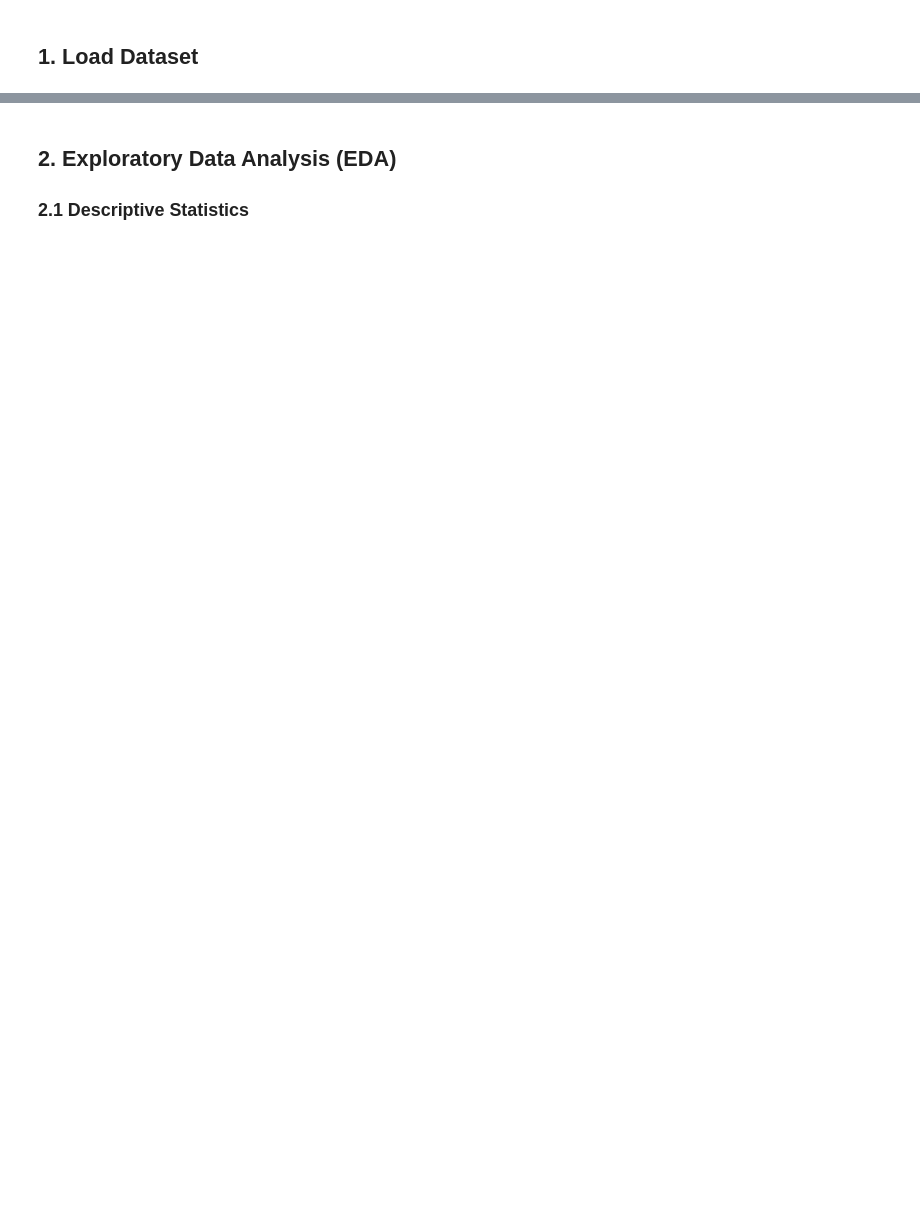
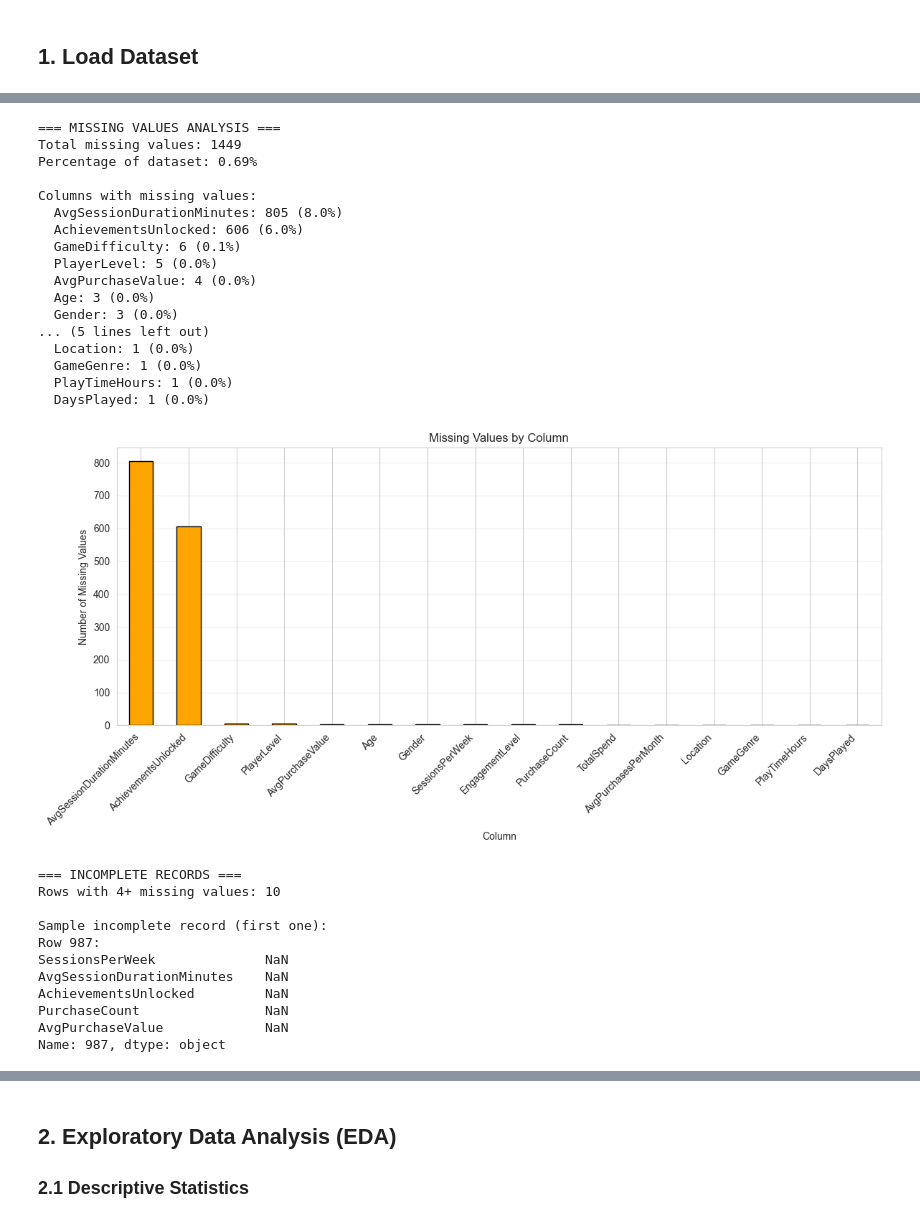
Before and after one commit to v3ngen/online-gaming-dataset, a Jupyter notebook: analysis_demo.ipynb, the cells around one changed output, grey strips where cells are left out. Cells and saved outputs as stored; diff of their text form; code cells hidden in the pictures; blank space fills up the shorter version.

```diff
--- a/analysis_demo.ipynb
+++ b/analysis_demo.ipynb
@@ -53,0 +169,67 @@ display(df.head(10))
+# %%
+# 3. Missing values analysis
+print("\n=== MISSING VALUES ANALYSIS ===")
+missing = df.isnull().sum()
+total_missing = missing.sum()
+print(f"Total missing values: {total_missing}")
+print(f"Percentage of dataset: {(total_missing / (len(df) * len(df.columns))) * 100:.2f}%")
+
+# Feature-level missing
+print(f"\nColumns with missing values:")
+missing_cols = missing[missing > 0].sort_values(ascending=False)
+for col in missing_cols.index:
+    pct = (missing_cols[col] / len(df)) * 100
+    print(f"  {col}: {missing_cols[col]} ({pct:.1f}%)")
+
+# Visualize missing values
+plt.figure(figsize=(12, 6))
+missing_cols.plot(kind='bar', color='orange', edgecolor='black')
+plt.title('Missing Values by Column')
+plt.xlabel('Column')
+plt.ylabel('Number of Missing Values')
+plt.xticks(rotation=45, ha='right')
+plt.grid(axis='y', alpha=0.3)
+plt.tight_layout()
+plt.show()
+
+# Row-level missing - identify incomplete records
+print(f"\n=== INCOMPLETE RECORDS ===")
+rows_missing = df.isnull().sum(axis=1)
+rows_with_many_missing = df[rows_missing >= 4]
+print(f"Rows with 4+ missing values: {len(rows_with_many_missing)}")
+
+if len(rows_with_many_missing) > 0:
+    print(f"\nSample incomplete record (first one):")
+    sample_idx = rows_with_many_missing.index[0]
+    print(f"Row {sample_idx}:")
+    print(df.iloc[sample_idx][df.iloc[sample_idx].isnull()])
+# %% [output]
+=== MISSING VALUES ANALYSIS ===
+Total missing values: 1449
+Percentage of dataset: 0.69%
+
+Columns with missing values:
+  AvgSessionDurationMinutes: 805 (8.0%)
+  AchievementsUnlocked: 606 (6.0%)
+  GameDifficulty: 6 (0.1%)
+  PlayerLevel: 5 (0.0%)
+  AvgPurchaseValue: 4 (0.0%)
+  Age: 3 (0.0%)
+  Gender: 3 (0.0%)
+... (5 lines left out)
+  Location: 1 (0.0%)
+  GameGenre: 1 (0.0%)
+  PlayTimeHours: 1 (0.0%)
+  DaysPlayed: 1 (0.0%)
+[figure, added]
+=== INCOMPLETE RECORDS ===
+Rows with 4+ missing values: 10
+
+Sample incomplete record (first one):
+Row 987:
+SessionsPerWeek              NaN
+AvgSessionDurationMinutes    NaN
+AchievementsUnlocked         NaN
+PurchaseCount                NaN
+AvgPurchaseValue             NaN
+Name: 987, dtype: object
```
Also changed, not shown: parts of 39 cells of this notebook, 3 other files.
